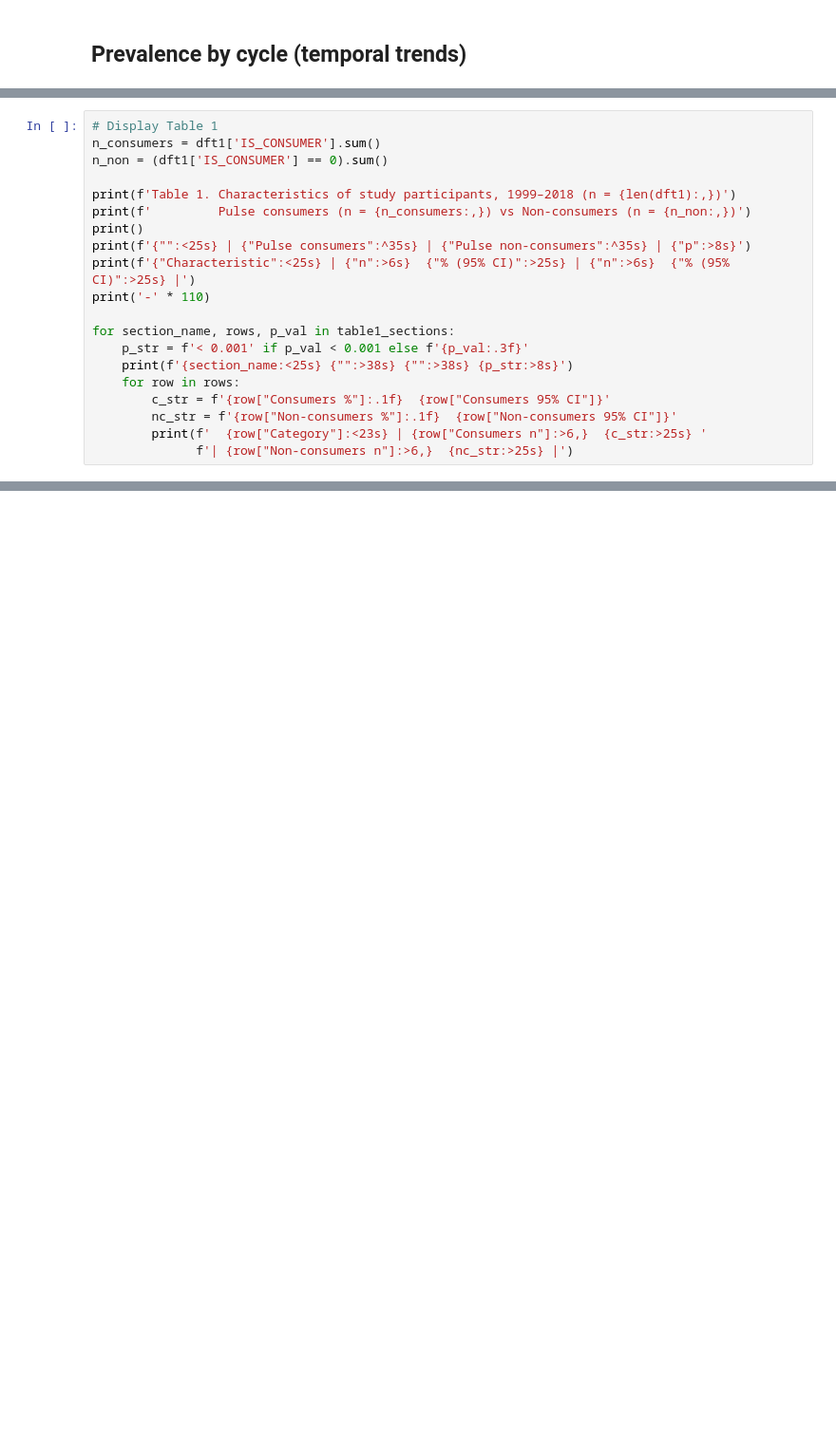
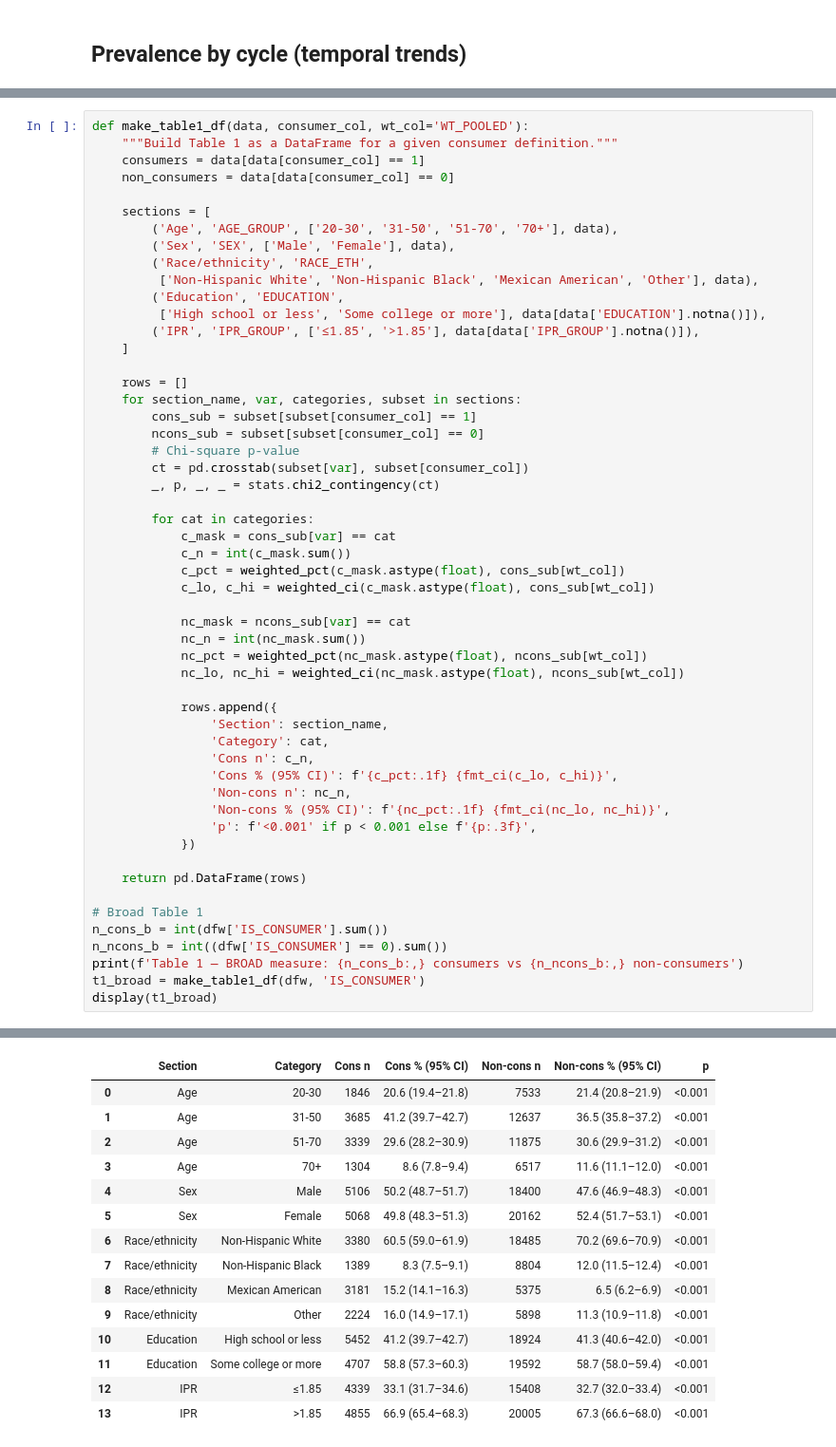
Before and after one commit to aflaxman/ai_assisted_us_health_data_analysis, a Jupyter notebook: nhanes_pulse_consumption/02_analysis.ipynb, the cells around one changed output, grey strips where cells are left out. Shown at 95% size. Drawn from its saved outputs; the diff is of its cells as text; blank space fills up the shorter version.

```diff
--- a/nhanes_pulse_consumption/02_analysis.ipynb
+++ b/nhanes_pulse_consumption/02_analysis.ipynb
@@ -261,20 +247,0 @@ table1_sections.append(('Income-to-poverty ratio', rows, p))
-# %%
-# Display Table 1
-n_consumers = dft1['IS_CONSUMER'].sum()
-n_non = (dft1['IS_CONSUMER'] == 0).sum()
-
-print(f'Table 1. Characteristics of study participants, 1999–2018 (n = {len(dft1):,})')
-print(f'         Pulse consumers (n = {n_consumers:,}) vs Non-consumers (n = {n_non:,})')
-print()
-print(f'{"":<25s} | {"Pulse consumers":^35s} | {"Pulse non-consumers":^35s} | {"p":>8s}')
-print(f'{"Characteristic":<25s} | {"n":>6s}  {"% (95% CI)":>25s} | {"n":>6s}  {"% (95% CI)":>25s} |')
-print('-' * 110)
-
-for section_name, rows, p_val in table1_sections:
-    p_str = f'< 0.001' if p_val < 0.001 else f'{p_val:.3f}'
-    print(f'{section_name:<25s} {"":>38s} {"":>38s} {p_str:>8s}')
-    for row in rows:
-        c_str = f'{row["Consumers %"]:.1f}  {row["Consumers 95% CI"]}'
-        nc_str = f'{row["Non-consumers %"]:.1f}  {row["Non-consumers 95% CI"]}'
-        print(f'  {row["Category"]:<23s} | {row["Consumers n"]:>6,}  {c_str:>25s} '
-              f'| {row["Non-consumers n"]:>6,}  {nc_str:>25s} |')
@@ -328,0 +248,54 @@ TOTAL            0.466         2.46  (n=10,174)
+# %%
+def make_table1_df(data, consumer_col, wt_col='WT_POOLED'):
+    """Build Table 1 as a DataFrame for a given consumer definition."""
+    consumers = data[data[consumer_col] == 1]
+    non_consumers = data[data[consumer_col] == 0]
+
+    sections = [
+        ('Age', 'AGE_GROUP', ['20-30', '31-50', '51-70', '70+'], data),
+        ('Sex', 'SEX', ['Male', 'Female'], data),
+        ('Race/ethnicity', 'RACE_ETH',
+         ['Non-Hispanic White', 'Non-Hispanic Black', 'Mexican American', 'Other'], data),
+        ('Education', 'EDUCATION',
+         ['High school or less', 'Some college or more'], data[data['EDUCATION'].notna()]),
+        ('IPR', 'IPR_GROUP', ['≤1.85', '>1.85'], data[data['IPR_GROUP'].notna()]),
+    ]
+
+    rows = []
+    for section_name, var, categories, subset in sections:
+        cons_sub = subset[subset[consumer_col] == 1]
+        ncons_sub = subset[subset[consumer_col] == 0]
+        # Chi-square p-value
+        ct = pd.crosstab(subset[var], subset[consumer_col])
+        _, p, _, _ = stats.chi2_contingency(ct)
+
+        for cat in categories:
+            c_mask = cons_sub[var] == cat
+            c_n = int(c_mask.sum())
+            c_pct = weighted_pct(c_mask.astype(float), cons_sub[wt_col])
+            c_lo, c_hi = weighted_ci(c_mask.astype(float), cons_sub[wt_col])
+
+            nc_mask = ncons_sub[var] == cat
+            nc_n = int(nc_mask.sum())
+            nc_pct = weighted_pct(nc_mask.astype(float), ncons_sub[wt_col])
+            nc_lo, nc_hi = weighted_ci(nc_mask.astype(float), ncons_sub[wt_col])
+
+            rows.append({
+                'Section': section_name,
+                'Category': cat,
+                'Cons n': c_n,
+                'Cons % (95% CI)': f'{c_pct:.1f} {fmt_ci(c_lo, c_hi)}',
+                'Non-cons n': nc_n,
+                'Non-cons % (95% CI)': f'{nc_pct:.1f} {fmt_ci(nc_lo, nc_hi)}',
+                'p': f'<0.001' if p < 0.001 else f'{p:.3f}',
+            })
+
+    return pd.DataFrame(rows)
+
+# Broad Table 1
+n_cons_b = int(dfw['IS_CONSUMER'].sum())
+n_ncons_b = int((dfw['IS_CONSUMER'] == 0).sum())
+print(f'Table 1 — BROAD measure: {n_cons_b:,} consumers vs {n_ncons_b:,} non-consumers')
+t1_broad = make_table1_df(dfw, 'IS_CONSUMER')
+display(t1_broad)
+# %% [output]
@@ -328,0 +303,15 @@ TOTAL            0.466         2.46  (n=10,174)
+|  | Section | Category | Cons n | Cons % (95% CI) | Non-cons n | Non-cons % (95% CI) | p |
+| 0 | Age | 20-30 | 1846 | 20.6 (19.4–21.8) | 7533 | 21.4 (20.8–21.9) | <0.001 |
+| 1 | Age | 31-50 | 3685 | 41.2 (39.7–42.7) | 12637 | 36.5 (35.8–37.2) | <0.001 |
+| 2 | Age | 51-70 | 3339 | 29.6 (28.2–30.9) | 11875 | 30.6 (29.9–31.2) | <0.001 |
+| 3 | Age | 70+ | 1304 | 8.6 (7.8–9.4) | 6517 | 11.6 (11.1–12.0) | <0.001 |
+| 4 | Sex | Male | 5106 | 50.2 (48.7–51.7) | 18400 | 47.6 (46.9–48.3) | <0.001 |
+| 5 | Sex | Female | 5068 | 49.8 (48.3–51.3) | 20162 | 52.4 (51.7–53.1) | <0.001 |
+| 6 | Race/ethnicity | Non-Hispanic White | 3380 | 60.5 (59.0–61.9) | 18485 | 70.2 (69.6–70.9) | <0.001 |
+| 7 | Race/ethnicity | Non-Hispanic Black | 1389 | 8.3 (7.5–9.1) | 8804 | 12.0 (11.5–12.4) | <0.001 |
+| 8 | Race/ethnicity | Mexican American | 3181 | 15.2 (14.1–16.3) | 5375 | 6.5 (6.2–6.9) | <0.001 |
+| 9 | Race/ethnicity | Other | 2224 | 16.0 (14.9–17.1) | 5898 | 11.3 (10.9–11.8) | <0.001 |
+| 10 | Education | High school or less | 5452 | 41.2 (39.7–42.7) | 18924 | 41.3 (40.6–42.0) | <0.001 |
+| 11 | Education | Some college or more | 4707 | 58.8 (57.3–60.3) | 19592 | 58.7 (58.0–59.4) | <0.001 |
+| 12 | IPR | ≤1.85 | 4339 | 33.1 (31.7–34.6) | 15408 | 32.7 (32.0–33.4) | <0.001 |
+| 13 | IPR | >1.85 | 4855 | 66.9 (65.4–68.3) | 20005 | 67.3 (66.6–68.0) | <0.001 |
```
Also changed, not shown: parts of 36 cells of this notebook, 1 other file.
